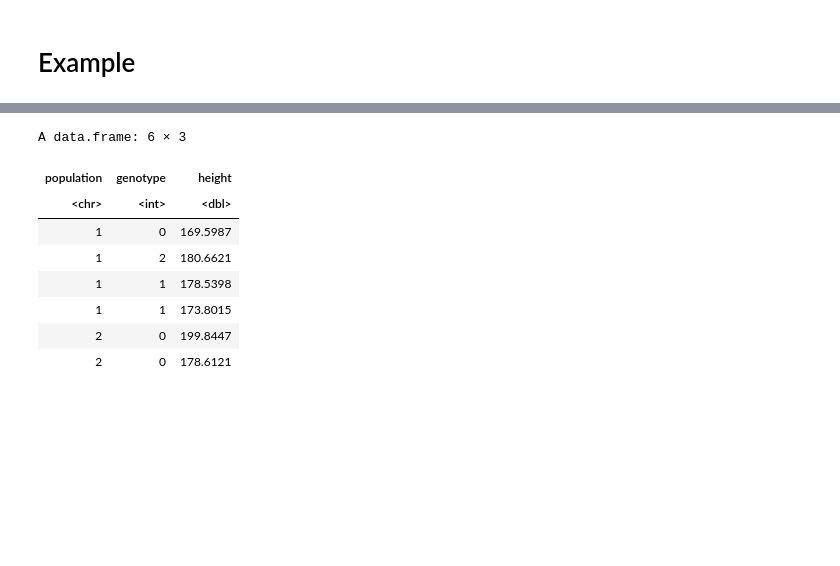
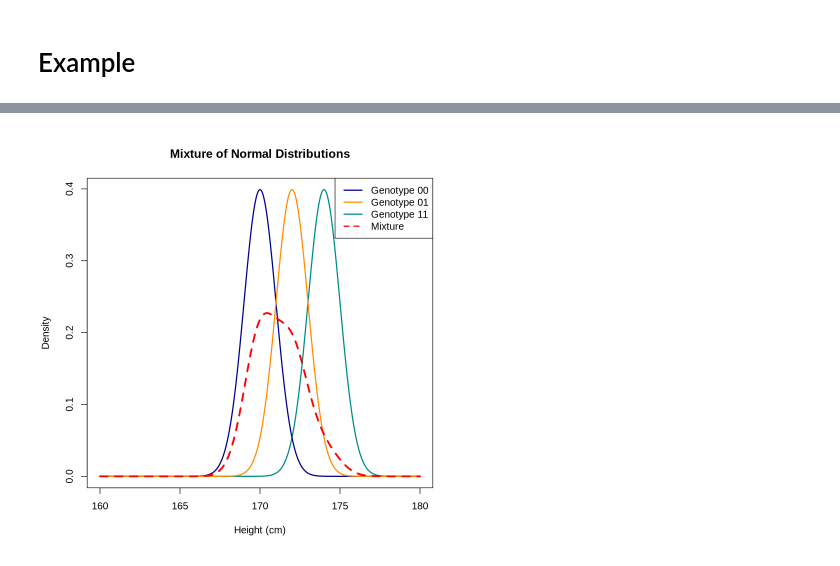
Before and after one commit to StatFunGen/statgen-prerequisites, a Jupyter notebook: 10_2_bayesian_mixture.ipynb, the cells around one changed output, grey strips where cells are left out. Cells and saved outputs as stored; diff of their text form; code cells hidden in the pictures; blank space fills up the shorter version.

Commit message:
add mixture model

```diff
--- a/10_2_bayesian_mixture.ipynb
+++ b/10_2_bayesian_mixture.ipynb
@@ -52,50 +76,40 @@ Where:
 # %%
-rm(list=ls())
-set.seed(2)
+# Set the parameters
+mu_0 <- 170  # Base mean height for genotype 00
+theta <- 2   # Effect size for each minor allele (x_i)
+sigma <- 1   # Standard deviation for all genotype groups
 
-# Simulate true mean and effect size for two populations
-baseline_pop1 <- 170  # Population 1 mean (without genetic effect)
-theta_true_pop1 <- 5  # True genetic effect theta for Population 1
-sd_y_pop1 <- 5        # Standard deviation for Population 1
+# Genotype codes: 00, 01, 11
+genotypes <- c(0, 1, 2)
 
-baseline_pop2 <- 180  # Population 2 mean (with genetic effect)
-theta_true_pop2 <- 2  # True genetic effect theta for Population 2
-sd_y_pop2 <- 10        # Standard deviation for Population 2
+# Proportions for each genotype group
+proportions <- c(0.49, 0.42, 0.09)
 
-# Mixture proportions
-pi_1 <- 0.7  # Population 1 proportion
-pi_2 <- 1-pi_1
+# Create x-values for plotting the distributions
+x_values <- seq(160, 180, length.out = 1000)
 
-# generate data
-n=5
-n_pop1 = round(n * pi_1)
-n_pop2 = round(n * pi_2)
+# Calculate the PDFs for each genotype group
+pdf_pop00 <- dnorm(x_values, mean = mu_0, sd = sigma)
+pdf_pop01 <- dnorm(x_values, mean = mu_0 + theta, sd = sigma)
+pdf_pop11 <- dnorm(x_values, mean = mu_0 + 2 * theta, sd = sigma)
 
-# Simulate genotypes for two populations
-genotype_pop1 <- sample(0:2, n_pop1, replace = TRUE)  # Genotypes for Population 1
-genotype_pop2 <- sample(0:2, n_pop2, replace = TRUE)  # Genotypes for Population 2
+# Calculate the mixture of the three distributions
+pdf_mixture <- proportions[1] * pdf_pop00 + proportions[2] * pdf_pop01 + proportions[3] * pdf_pop11
 
-# Simulate height values for two populations based on genotypes
-height_values_pop1 <- rnorm(n_pop1, mean = baseline_pop1 + theta_true_pop1 * genotype_pop1, sd = sd_y_pop1)
-height_values_pop2 <- rnorm(n_pop2, mean = baseline_pop2 + theta_true_pop2 * genotype_pop2, sd = sd_y_pop2)
+# Find the maximum value of the PDFs to adjust the y-axis limits
+y_max <- max(c(pdf_pop00, pdf_pop01, pdf_pop11, pdf_mixture))
 
-# Combine the data for both populations
-population_combined <- c(rep("1", n_pop1), rep("2", n_pop2))
-genotype_combined <- c(genotype_pop1, genotype_pop2)
-height_combined <- c(height_values_pop1, height_values_pop2)
+# Plot the PDFs for Population 00, 01, and 11 with the mixture
+plot(x_values, pdf_pop11, type = "l", col = "darkcyan", lwd = 2,
+     xlab = "Height (cm)", ylab = "Density", main = "Mixture of Normal Distributions", ylim = c(0, y_max))
 
-# Create a data frame with the combined data
-data_combined <- data.frame(population = population_combined, genotype = genotype_combined, height = height_combined)
+lines(x_values, pdf_pop00, col = "darkblue", lwd = 2)
+lines(x_values, pdf_pop01, col = "darkorange", lwd = 2)
 
-# Display the combined simulated data
-data_combined
+lines(x_values, pdf_mixture, col = "red", lwd = 3, lty = 2)  # Dashed line for the mixture
+
+# Add a legend
+legend("topright", legend = c("Genotype 00", "Genotype 01", "Genotype 11", "Mixture"),
+       col = c("darkblue", "darkorange", "darkcyan", "red"), lwd = 2, lty = c(1, 1, 1, 2))
 # %% [output]
-A data.frame: 6 × 3
-| population | genotype | height |
-| <chr> | <int> | <dbl> |
-| 1 | 0 | 169.5987 |
-| 1 | 2 | 180.6621 |
-| 1 | 1 | 178.5398 |
-| 1 | 1 | 173.8015 |
-| 2 | 0 | 199.8447 |
-| 2 | 0 | 178.6121 |
+[figure, added]
```
Also changed, not shown: parts of 5 cells of this notebook.
